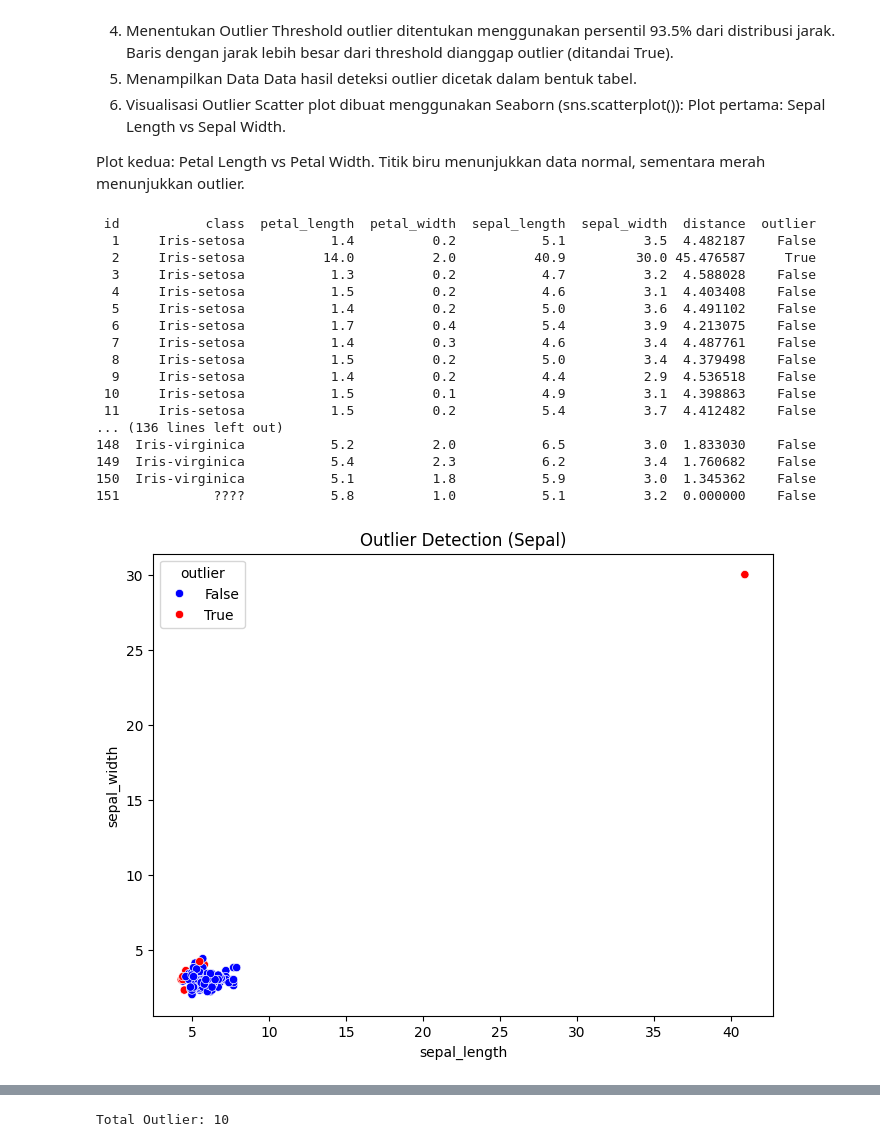
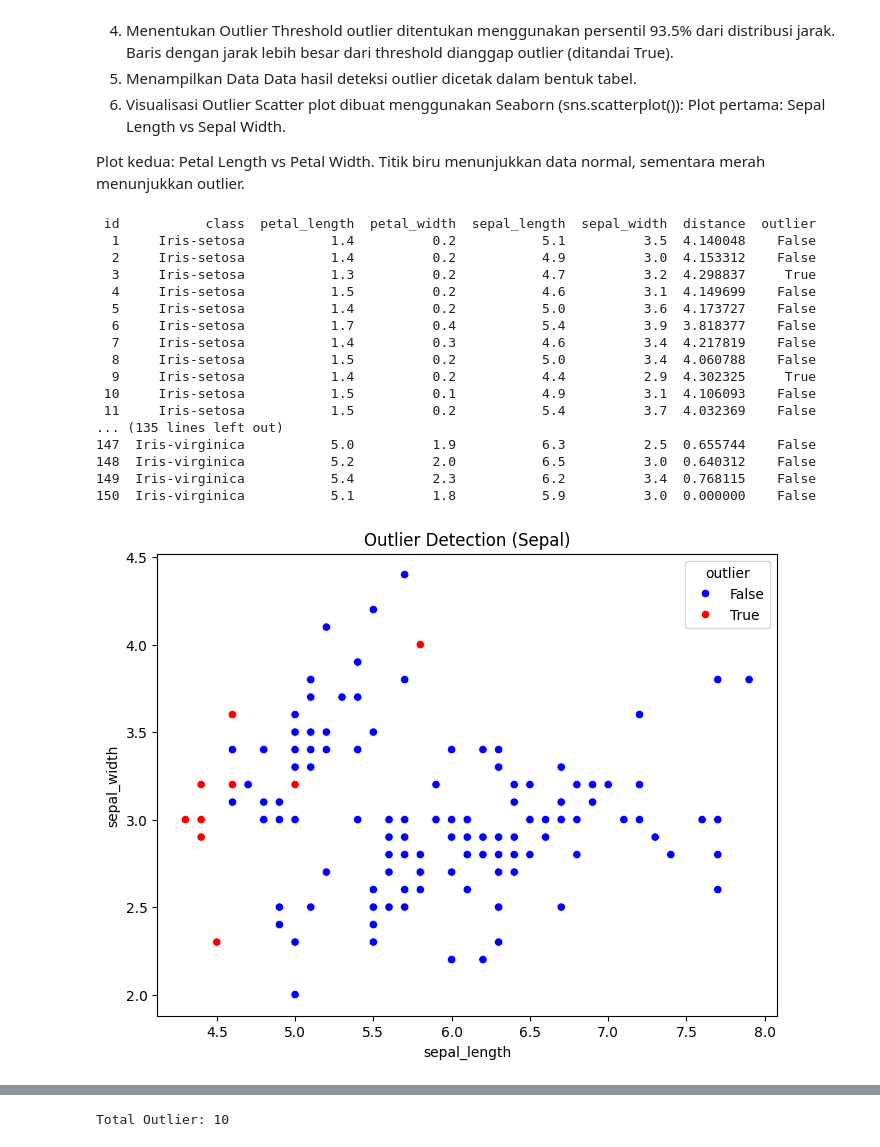
Before and after one commit to malikaauliaputri/pendata, a Jupyter notebook: _sources/Tugas2.ipynb, the cells around one changed output, grey strips where cells are left out. Drawn from its saved outputs; the diff is of its cells as text; code cells hidden in the pictures.

Commit message:
Upload Materi PENDATA

```diff
--- a/_sources/Tugas2.ipynb
+++ b/_sources/Tugas2.ipynb
@@ -92,14 +92,14 @@ from scipy.spatial.distance import euclidean
 
 def get_pg_data():
     conn = psycopg2.connect(
-        host="pg-289a0f88-pendataa.g.aivencloud.com",
-        user="malikaauliaputri",
-        password="xiwwev-vAbxyd-cocge5",
+        host="pg-2784e994-malikaauliaaa2-1544.h.aivencloud.com",
+        user="avnadmin",
+        password="AVNS_7OwV6So2k6qKTb1yXO0",
         database="defaultdb",
-        port=22825
+        port=26315
     )
     cursor = conn.cursor()
-    cursor.execute("SELECT * FROM iris_postgresql")
+    cursor.execute("SELECT * FROM tabel2")
     data = cursor.fetchall()
     columns = [desc[0] for desc in cursor.description]
     cursor.close()
@@ -108,14 +108,14 @@ def get_pg_data():
 
 def get_mysql_data():
     conn = pymysql.connect(
-        host="mysql-9b686fb-pendataa.g.aivencloud.com",
+        host="mysql-a971b40-malikaauliaaa2-1544.h.aivencloud.com",
         user="avnadmin",
-        password="AVNS_ZuFdVS1OQkmHx4P1Wtp",
+        password="AVNS_xWwDDfEtRsiv7WGcUgO",
         database="defaultdb",
-        port=22825
+        port=26315
     )
     cursor = conn.cursor()
-    cursor.execute("SELECT * FROM irismysql")
+    cursor.execute("SELECT * FROM tabel1")
     data = cursor.fetchall()
     columns = [desc[0] for desc in cursor.description]
     cursor.close()
@@ -140,47 +140,47 @@ def compute_distances(data, reference):
     return np.array([euclidean(row, reference) for row in data])
 
 # Hitung jarak Euclidean dari setiap baris ke referensi
 df_merged["distance"] = compute_distances(data_values, reference_point)
 
 # Tentukan threshold outlier berdasarkan persentil ke-95 (bisa disesuaikan)
 threshold = np.percentile(df_merged["distance"], 93.5)
 df_merged["outlier"] = df_merged["distance"] > threshold
 
 # Cetak hasil data dengan outlier
 print(df_merged.to_string(index=False))
 
 # Visualisasi scatter plot dengan warna berdasarkan outlier
 plt.figure(figsize=(8, 6))
 sns.scatterplot(
     x=df_merged["sepal_length"], y=df_merged["sepal_width"],
     hue=df_merged["outlier"], palette={False: "blue", True: "red"}
 )
 plt.title("Outlier Detection (Sepal)")
 plt.show()
 
 plt.figure(figsize=(8, 6))
 sns.scatterplot(
     x=df_merged["petal_length"], y=df_merged["petal_width"],
     hue=df_merged["outlier"], palette={False: "blue", True: "red"}
 )
 plt.title("Outlier Detection (Petal)")
 plt.show()
 # %% [output]
  id           class  petal_length  petal_width  sepal_length  sepal_width  distance  outlier
-  1     Iris-setosa           1.4          0.2           5.1          3.5  4.482187    False
-  2     Iris-setosa          14.0          2.0          40.9         30.0 45.476587     True
-  3     Iris-setosa           1.3          0.2           4.7          3.2  4.588028    False
-  4     Iris-setosa           1.5          0.2           4.6          3.1  4.403408    False
-  5     Iris-setosa           1.4          0.2           5.0          3.6  4.491102    False
-  6     Iris-setosa           1.7          0.4           5.4          3.9  4.213075    False
-  7     Iris-setosa           1.4          0.3           4.6          3.4  4.487761    False
-  8     Iris-setosa           1.5          0.2           5.0          3.4  4.379498    False
-  9     Iris-setosa           1.4          0.2           4.4          2.9  4.536518    False
- 10     Iris-setosa           1.5          0.1           4.9          3.1  4.398863    False
- 11     Iris-setosa           1.5          0.2           5.4          3.7  4.412482    False
-... (136 lines left out)
-148  Iris-virginica           5.2          2.0           6.5          3.0  1.833030    False
-149  Iris-virginica           5.4          2.3           6.2          3.4  1.760682    False
-150  Iris-virginica           5.1          1.8           5.9          3.0  1.345362    False
-151            ????           5.8          1.0           5.1          3.2  0.000000    False
+  1     Iris-setosa           1.4          0.2           5.1          3.5  4.140048    False
+  2     Iris-setosa           1.4          0.2           4.9          3.0  4.153312    False
+  3     Iris-setosa           1.3          0.2           4.7          3.2  4.298837     True
+  4     Iris-setosa           1.5          0.2           4.6          3.1  4.149699    False
+  5     Iris-setosa           1.4          0.2           5.0          3.6  4.173727    False
+  6     Iris-setosa           1.7          0.4           5.4          3.9  3.818377    False
+  7     Iris-setosa           1.4          0.3           4.6          3.4  4.217819    False
+  8     Iris-setosa           1.5          0.2           5.0          3.4  4.060788    False
+  9     Iris-setosa           1.4          0.2           4.4          2.9  4.302325     True
+ 10     Iris-setosa           1.5          0.1           4.9          3.1  4.106093    False
+ 11     Iris-setosa           1.5          0.2           5.4          3.7  4.032369    False
+... (135 lines left out)
+147  Iris-virginica           5.0          1.9           6.3          2.5  0.655744    False
+148  Iris-virginica           5.2          2.0           6.5          3.0  0.640312    False
+149  Iris-virginica           5.4          2.3           6.2          3.4  0.768115    False
+150  Iris-virginica           5.1          1.8           5.9          3.0  0.000000    False
-[figure, old version]
+[figure, new version]
```
Also changed, not shown: parts of 1 cell of this notebook, 4 other files.
